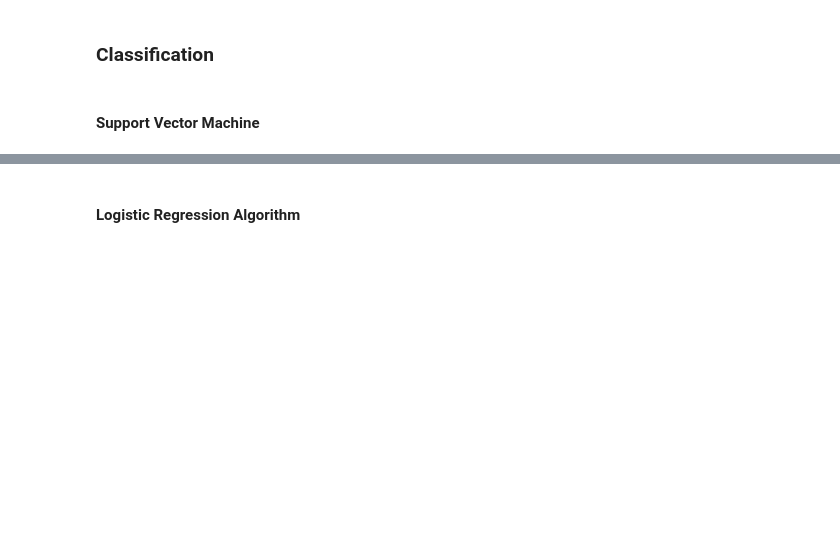
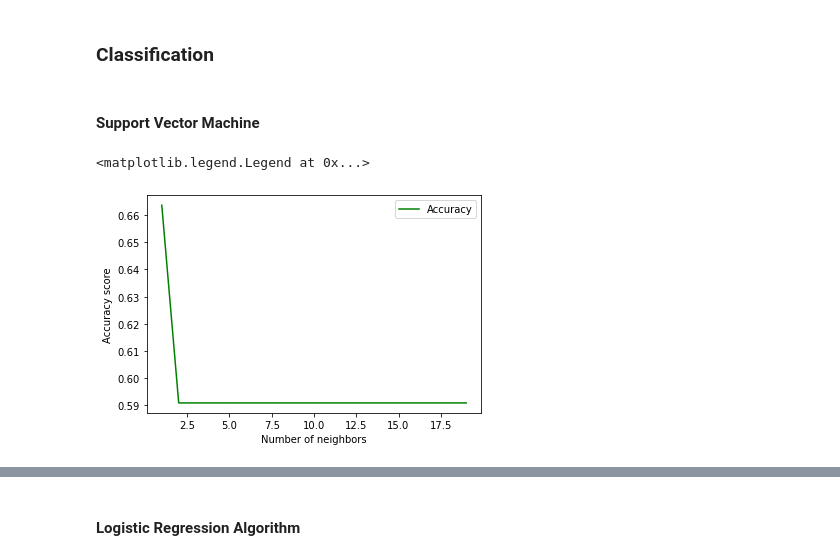
Before and after one commit to anaterovic/UZOP, a Jupyter notebook: code.ipynb, the cells around one changed output, grey strips where cells are left out. Saved outputs shown, nothing was run; the diff lists cells and outputs as text; code cells hidden in the pictures; blank space fills up the shorter version.

```diff
--- a/code.ipynb
+++ b/code.ipynb
@@ -438 +448,12 @@ X_train, X_test, y_train, y_test = model_selection.train_test_split(X, y, train_
+# %%
+fig, ax = plt.subplots(1, figsize=(6, 4))
+
+ax.plot(number_degree, accuracy_scores3, label="Accuracy", color="green")
+
+ax.set_ylabel("Accuracy score")
+ax.set_xlabel("Number of neighbors")
+ax.legend()
+# %% [output]
+<matplotlib.legend.Legend at 0x...>
+[figure, added]
 # %%
```
Also changed, not shown: parts of 7 cells of this notebook.
